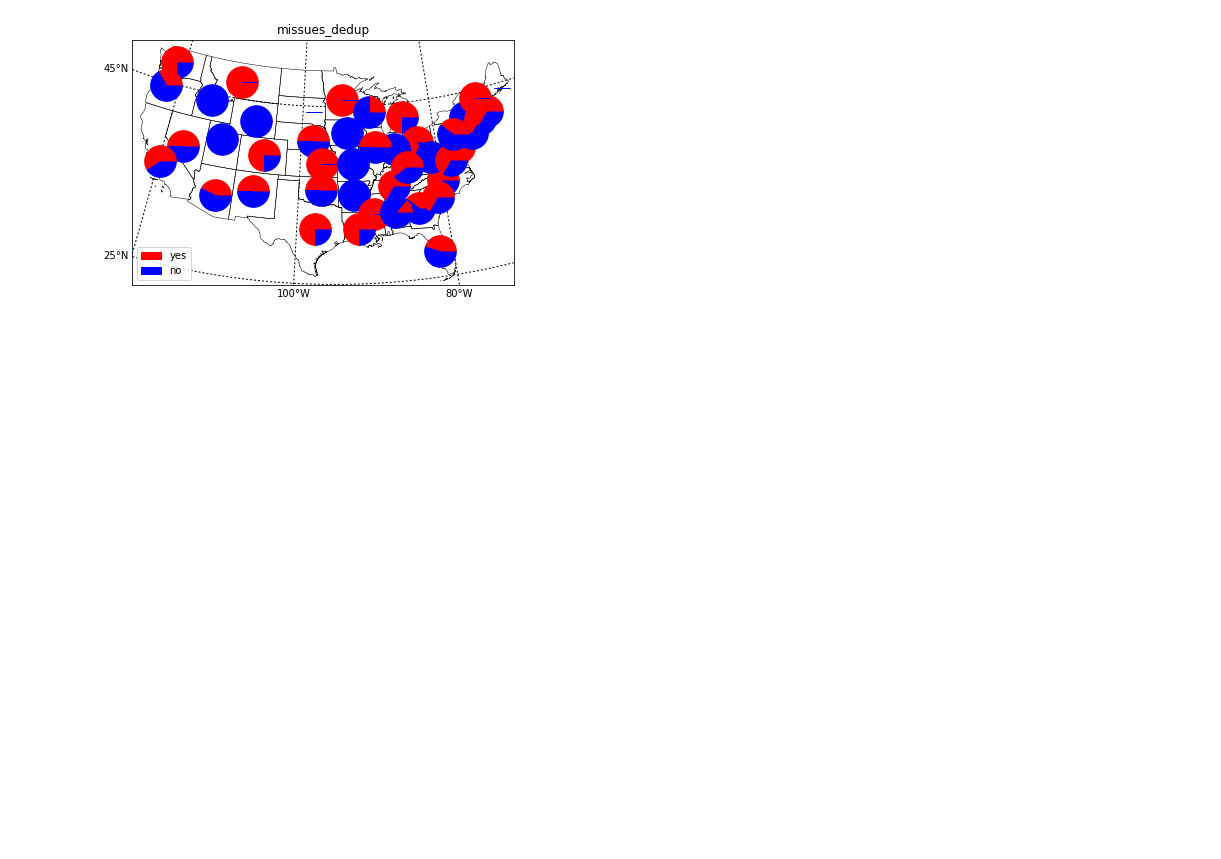
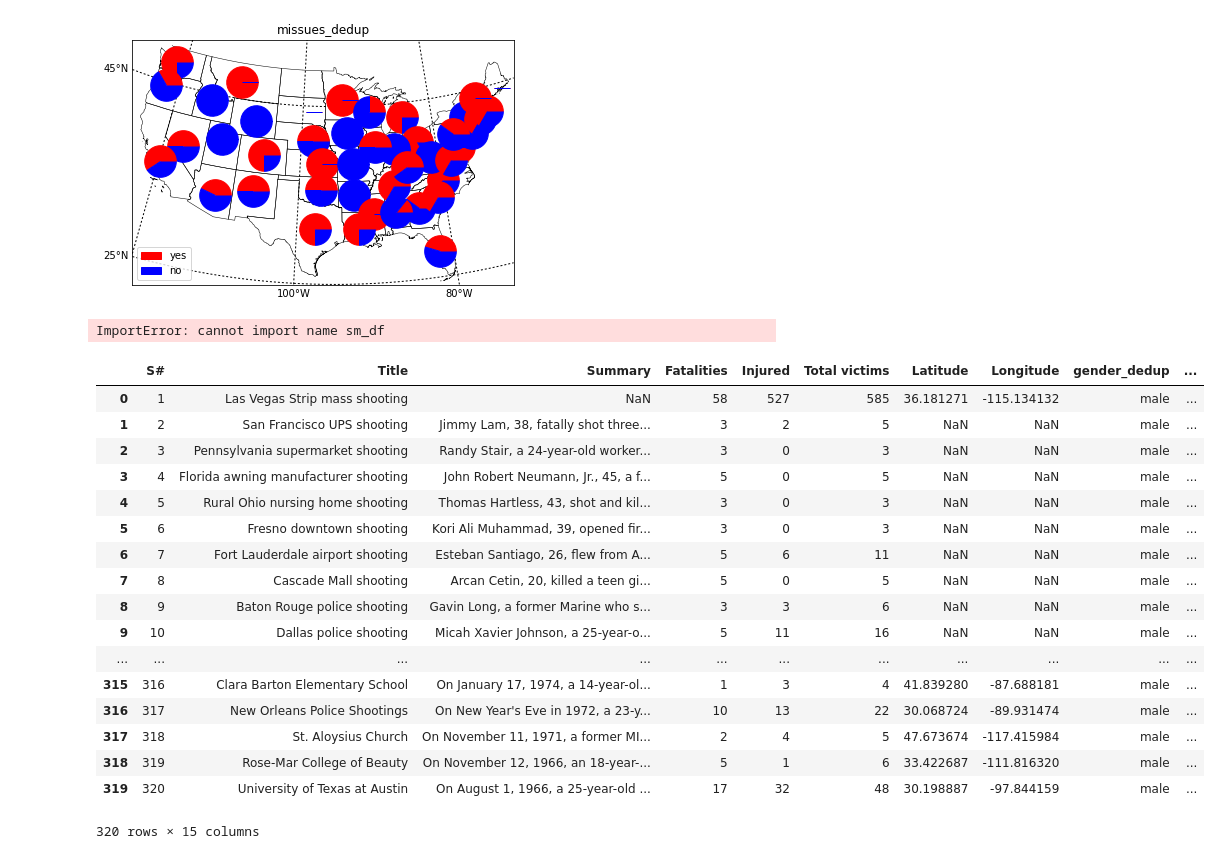
Before and after one commit to BlueEyedHush/us-mass-shootings, a Jupyter notebook: preliminary-analysis/geopiecharts.ipynb, the cells around one changed output. Drawn from its saved outputs; the diff is of its cells as text; code cells hidden in the pictures; blank space fills up the shorter version.

```diff
--- a/preliminary-analysis/geopiecharts.ipynb
+++ b/preliminary-analysis/geopiecharts.ipynb
@@ -16,3 +16,30 @@ for c in cols:
 [figure]
 [figure]
 [figure]
+# %%
+from pie_on_map import sm_df
+sm_df
+# %% [output]
+ImportError: cannot import name sm_df
+# %%
+from data_proc import sm_df, vict_df
+sm_df
+# %% [output]
+|  | S# | Title | Summary | Fatalities | Injured | Total victims | Latitude | Longitude | gender_dedup | ... |
+| 0 | 1 | Las Vegas Strip mass shooting | NaN | 58 | 527 | 585 | 36.181271 | -115.134132 | male | ... |
+| 1 | 2 | San Francisco UPS shooting | Jimmy Lam, 38, fatally shot three... | 3 | 2 | 5 | NaN | NaN | male | ... |
+| 2 | 3 | Pennsylvania supermarket shooting | Randy Stair, a 24-year-old worker... | 3 | 0 | 3 | NaN | NaN | male | ... |
+| 3 | 4 | Florida awning manufacturer shooting | John Robert Neumann, Jr., 45, a f... | 5 | 0 | 5 | NaN | NaN | male | ... |
+| 4 | 5 | Rural Ohio nursing home shooting | Thomas Hartless, 43, shot and kil... | 3 | 0 | 3 | NaN | NaN | male | ... |
+| 5 | 6 | Fresno downtown shooting | Kori Ali Muhammad, 39, opened fir... | 3 | 0 | 3 | NaN | NaN | male | ... |
+| 6 | 7 | Fort Lauderdale airport shooting | Esteban Santiago, 26, flew from A... | 5 | 6 | 11 | NaN | NaN | male | ... |
+| 7 | 8 | Cascade Mall shooting | Arcan Cetin, 20, killed a teen gi... | 5 | 0 | 5 | NaN | NaN | male | ... |
+| 8 | 9 | Baton Rouge police shooting | Gavin Long, a former Marine who s... | 3 | 3 | 6 | NaN | NaN | male | ... |
+| 9 | 10 | Dallas police shooting | Micah Xavier Johnson, a 25-year-o... | 5 | 11 | 16 | NaN | NaN | male | ... |
+| ... | ... | ... | ... | ... | ... | ... | ... | ... | ... | ... |
+| 315 | 316 | Clara Barton Elementary School | On January 17, 1974, a 14-year-ol... | 1 | 3 | 4 | 41.839280 | -87.688181 | male | ... |
+| 316 | 317 | New Orleans Police Shootings | On New Year's Eve in 1972, a 23-y... | 10 | 13 | 22 | 30.068724 | -89.931474 | male | ... |
+| 317 | 318 | St. Aloysius Church | On November 11, 1971, a former MI... | 2 | 4 | 5 | 47.673674 | -117.415984 | male | ... |
+| 318 | 319 | Rose-Mar College of Beauty | On November 12, 1966, an 18-year-... | 5 | 1 | 6 | 33.422687 | -111.816320 | male | ... |
+| 319 | 320 | University of Texas at Austin | On August 1, 1966, a 25-year-old ... | 17 | 32 | 48 | 30.198887 | -97.844159 | male | ... |
+320 rows × 15 columns
```
Also changed, not shown: parts of 2 cells of this notebook, 1 other file.
